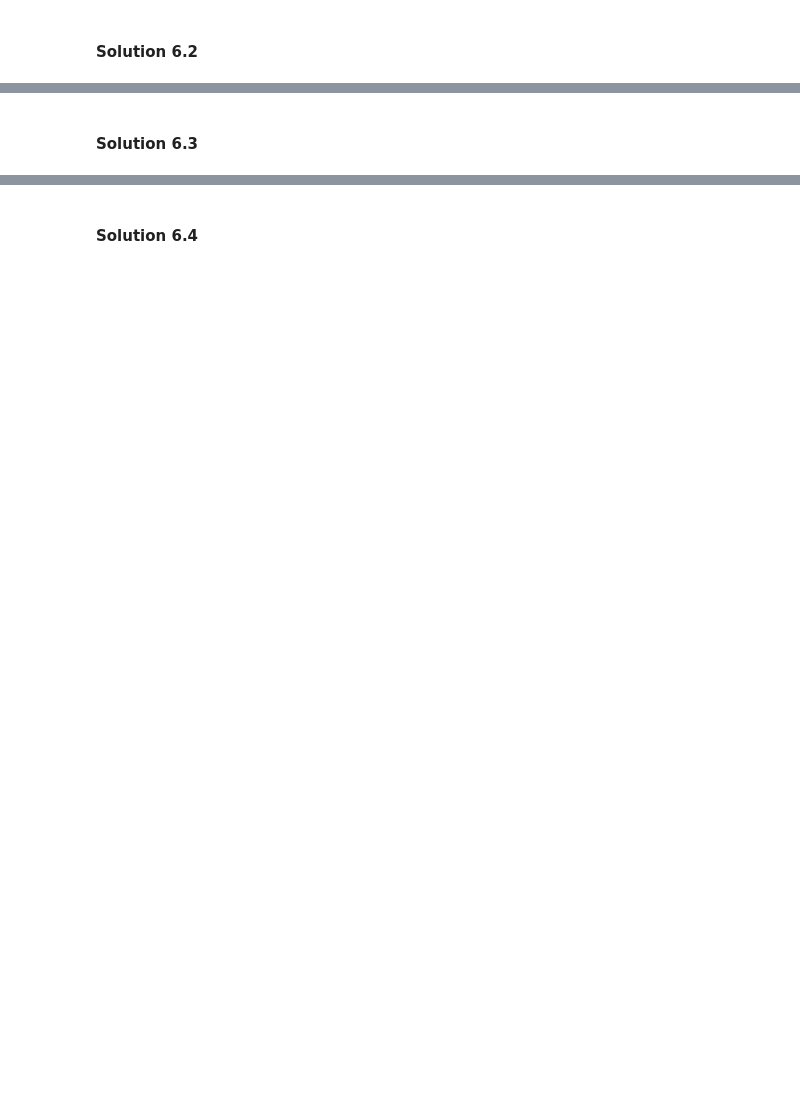
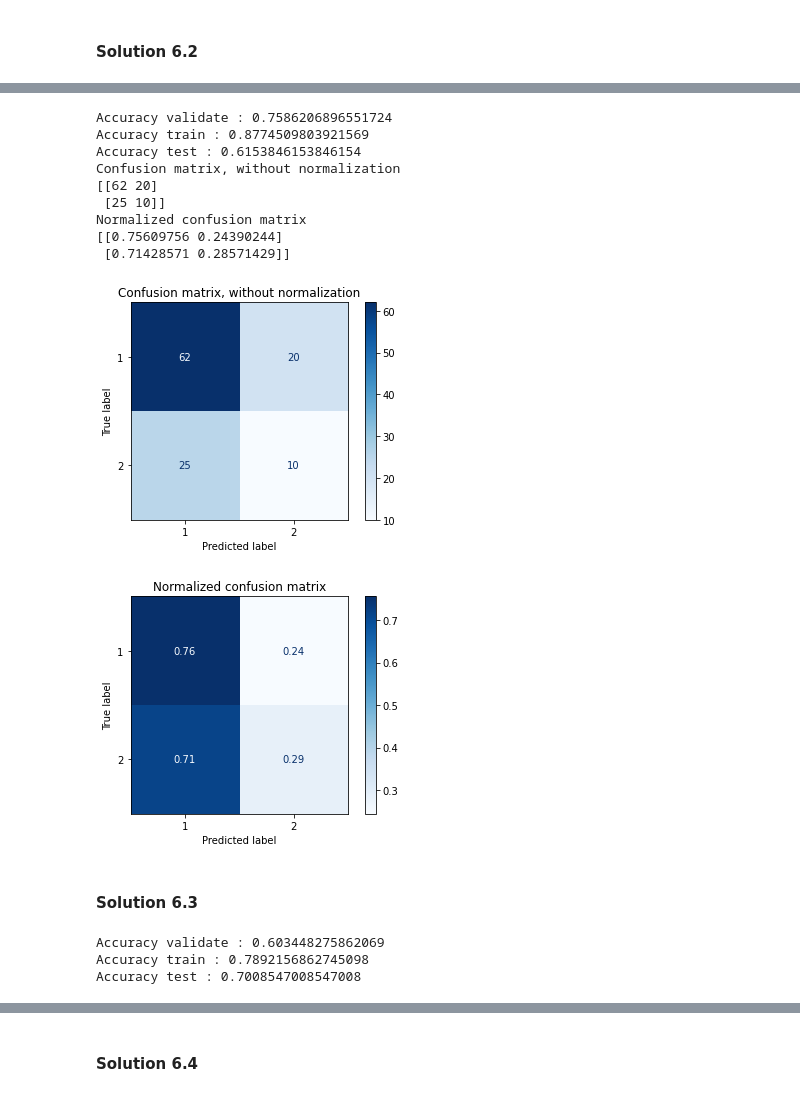
Before and after one commit to karan-shishoo/FDSA-DSCI-633-Fall2021, a Jupyter notebook: Assignment 2/DSCI-633-Assignment-2.ipynb, the cells around one changed output, grey strips where cells are left out. Saved outputs shown, nothing was run; the diff lists cells and outputs as text; code cells hidden in the pictures; blank space fills up the shorter version.

```diff
--- a/Assignment 2/DSCI-633-Assignment-2.ipynb
+++ b/Assignment 2/DSCI-633-Assignment-2.ipynb
@@ -297,2 +687,79 @@ a.	Use cross validation to compare the results of any one of Random Forest, Logi
+# %%
+from sklearn.metrics import ConfusionMatrixDisplay
+clf = DecisionTreeClassifier(max_depth=11, min_samples_leaf=3)
+clf = clf.fit(X,Y)
+
+Y_pred = clf.predict(X_validate)
+train_pred = clf.predict(X)
+
+X_test = test[["Age", "Male", "Female", "TB", "DB", "Alkphos", "Sgpt", "Sgot", "TP", "ALB", "A/G Ratio"]]
+Y_test = test[["Selector field"]]
+
+test_pred = clf.predict(X_test)
+
+print("Accuracy validate :", metrics.accuracy_score(Y_validate, Y_pred))
+print("Accuracy train :", metrics.accuracy_score(Y, train_pred))
+print("Accuracy test :", metrics.accuracy_score(Y_test, test_pred))
+
+
+
+titles_options = [
+    ("Confusion matrix, without normalization", None),
+    ("Normalized confusion matrix", "true"),
+]
+for title, normalize in titles_options:
+    disp = ConfusionMatrixDisplay.from_estimator(
+        clf,
+        X_test,
+        Y_test,
+        display_labels=[1,2],
+        cmap=plt.cm.Blues,
+        normalize=normalize,
+    )
+    disp.ax_.set_title(title)
+
+    print(title)
+    print(disp.confusion_matrix)
+
+plt.show()
+# %% [output]
+Accuracy validate : 0.7586206896551724
+Accuracy train : 0.8774509803921569
+Accuracy test : 0.6153846153846154
+Confusion matrix, without normalization
+[[62 20]
+ [25 10]]
+Normalized confusion matrix
+[[0.75609756 0.24390244]
+ [0.71428571 0.28571429]]
+[figure, added]
+[figure, added]
 # %% [markdown]
 #### Solution 6.3
+# %%
+from math import sqrt
+from sklearn.neighbors import KNeighborsClassifier
+
+knn = KNeighborsClassifier(n_neighbors=5)
+
+X = train[["Age", "Male", "Female", "TB", "DB", "Alkphos", "Sgpt", "Sgot", "TP", "ALB", "A/G Ratio"]]
+Y = train[["Selector field"]]
+
+X_validate = validate[["Age", "Male", "Female", "TB", "DB", "Alkphos", "Sgpt", "Sgot", "TP", "ALB", "A/G Ratio"]]
+Y_validate = validate[["Selector field"]]
+
+X_test = test[["Age", "Male", "Female", "TB", "DB", "Alkphos", "Sgpt", "Sgot", "TP", "ALB", "A/G Ratio"]]
+Y_test = test[["Selector field"]]
+
+knn.fit(X, Y)
+train_pred = knn.predict(X)
+validate_pred = knn.predict(X_validate)
+test_pred = knn.predict(X_test)
+
+print("Accuracy validate :", metrics.accuracy_score(Y_validate, validate_pred))
+print("Accuracy train :", metrics.accuracy_score(Y, train_pred))
+print("Accuracy test :", metrics.accuracy_score(Y_test, test_pred))
+# %% [output]
+Accuracy validate : 0.603448275862069
+Accuracy train : 0.7892156862745098
+Accuracy test : 0.7008547008547008
```
Also changed, not shown: parts of 36 cells of this notebook, 3 other files.
